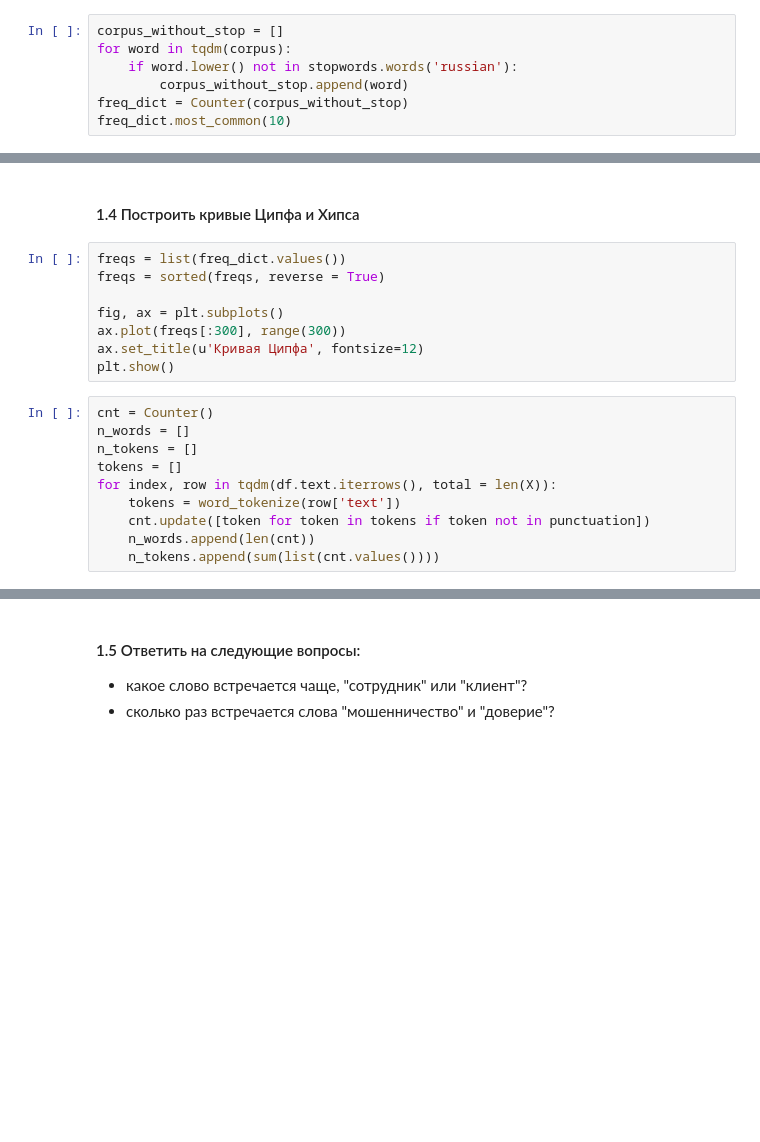
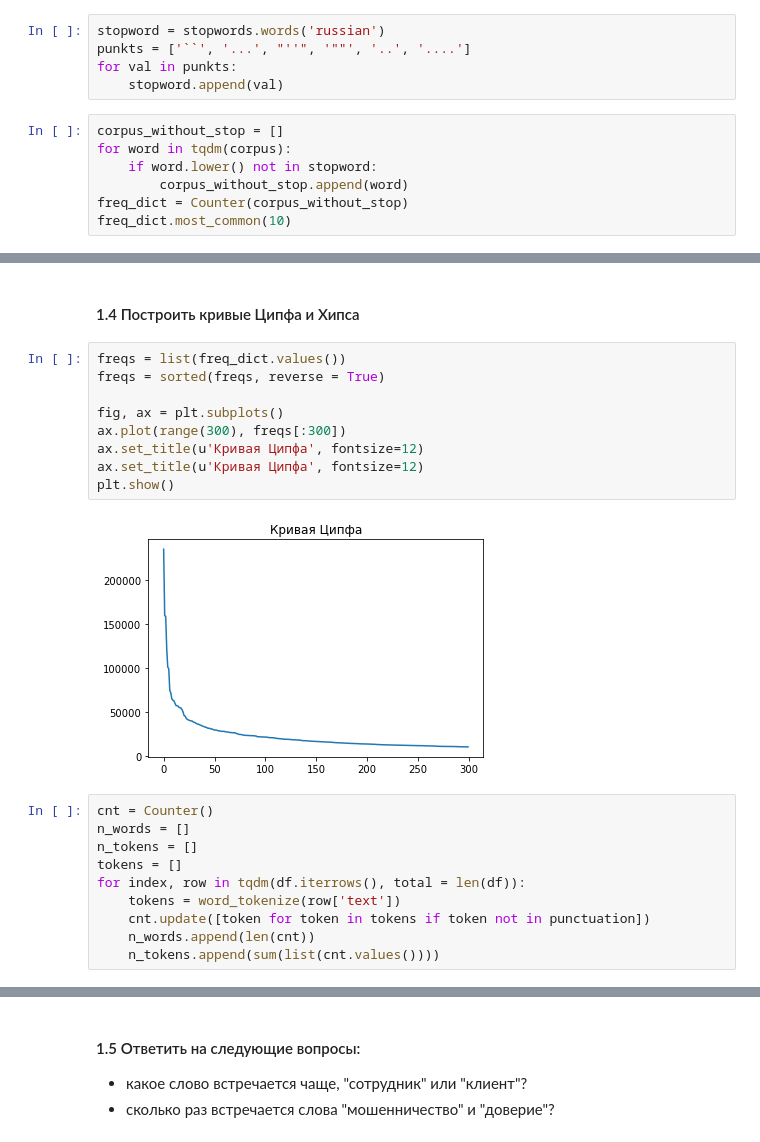
Before and after one commit to msavilov/Natural_Language_Processing, a Jupyter notebook: 1_Thematic_modeling/thematic_modeling.ipynb, the cells around one changed output, grey strips where cells are left out. Drawn from its saved outputs; the diff is of its cells as text; blank space fills up the shorter version.

```diff
--- a/1_Thematic_modeling/thematic_modeling.ipynb
+++ b/1_Thematic_modeling/thematic_modeling.ipynb
@@ -184,10 +191,15 @@ freq_dict.most_common(10)
  ('банка', 235176)]
 # %% [markdown]
 - слов без стоп-слов
+# %%
+stopword = stopwords.words('russian')
+punkts = ['``', '...', "''", '""', '..', '....']
+for val in punkts:
+    stopword.append(val)
 # %%
 corpus_without_stop = []
 for word in tqdm(corpus):
-    if word.lower() not in stopwords.words('russian'):
+    if word.lower() not in stopword:
         corpus_without_stop.append(word)
 freq_dict = Counter(corpus_without_stop)
 freq_dict.most_common(10)
@@ -245,17 +261,20 @@ freq_dict_noun.most_common(10)
 # %%
 freqs = list(freq_dict.values())
 freqs = sorted(freqs, reverse = True)
 
 fig, ax = plt.subplots()
-ax.plot(freqs[:300], range(300))
+ax.plot(range(300), freqs[:300])
+ax.set_title(u'Кривая Ципфа', fontsize=12)
 ax.set_title(u'Кривая Ципфа', fontsize=12)
 plt.show()
+# %% [output]
+[figure, added]
 # %%
 cnt = Counter()
 n_words = []
 n_tokens = []
 tokens = []
-for index, row in tqdm(df.text.iterrows(), total = len(X)):
+for index, row in tqdm(df.iterrows(), total = len(df)):
     tokens = word_tokenize(row['text'])
     cnt.update([token for token in tokens if token not in punctuation])
     n_words.append(len(cnt))
```
Also changed, not shown: parts of 60 cells of this notebook.
